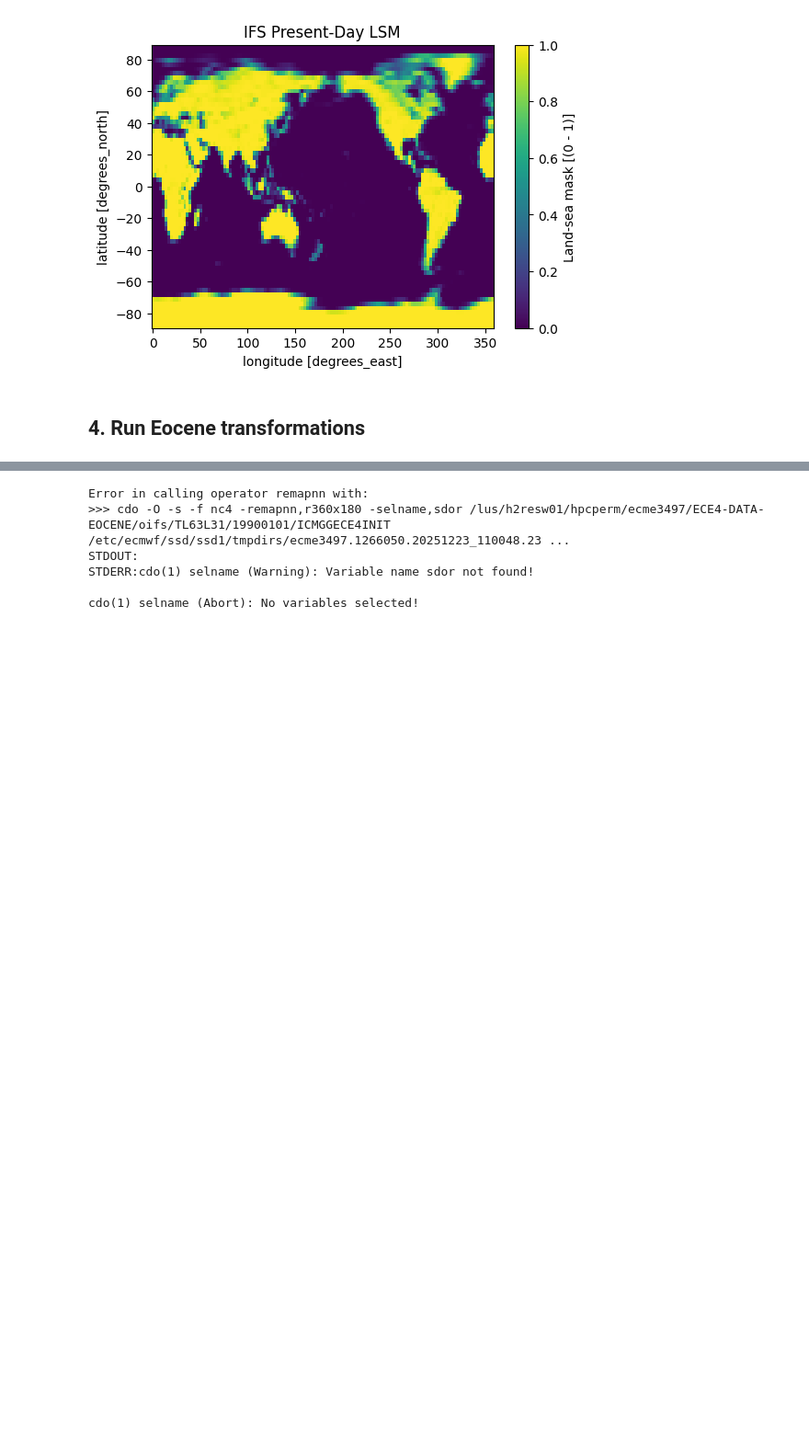
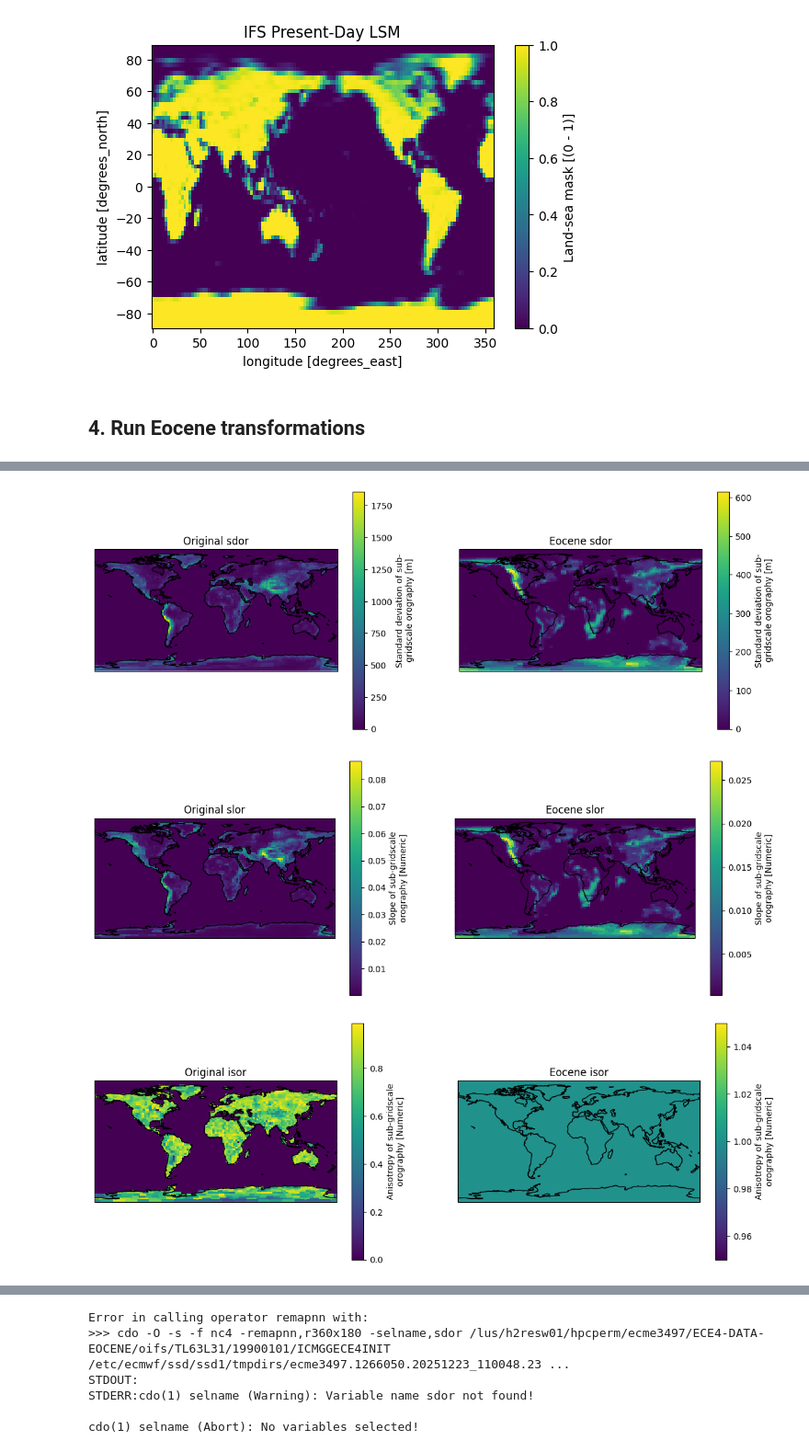
Before and after one commit to asozza/ecearth-quests, a Jupyter notebook: epochal/OIFS/modify_oifs.ipynb, the cells around one changed output, grey strips where cells are left out. Shown at 92% size. Saved outputs shown, nothing was run; the diff lists cells and outputs as text; code cells hidden in the pictures; blank space fills up the shorter version.

```diff
--- a/epochal/OIFS/modify_oifs.ipynb
+++ b/epochal/OIFS/modify_oifs.ipynb
@@ -141,11 +140,15 @@ END modify_single_grib_
 # %%
 orig = os.path.join(eocene.idir_init, "ICMGGECE4INIT")
 new  = os.path.join(eocene.odir_init, "ICMGGECE4INIT")
 
 compare_maps("sdor", orig, new)   # subgrid orography
-#compare_maps("slor", orig, new)   # slope
+compare_maps("slor", orig, new)   # slope
+compare_maps("isor", orig, new)   # anysotropy
 #compare_maps("lsm", orig, new)    # land-sea mask
-#compare_maps("tvl", orig, new)    # vegetation low
-#compare_maps("tvh", orig, new)    # vegetation high
+compare_maps("tvl", orig, new)    # vegetation low
+compare_maps("tvh", orig, new)    # vegetation high
 # %% [output]
+[figure, added]
+[figure, added]
+[figure, added]
 Error in calling operator remapnn with:
```
Also changed, not shown: parts of 2 cells of this notebook, 3 other files.
